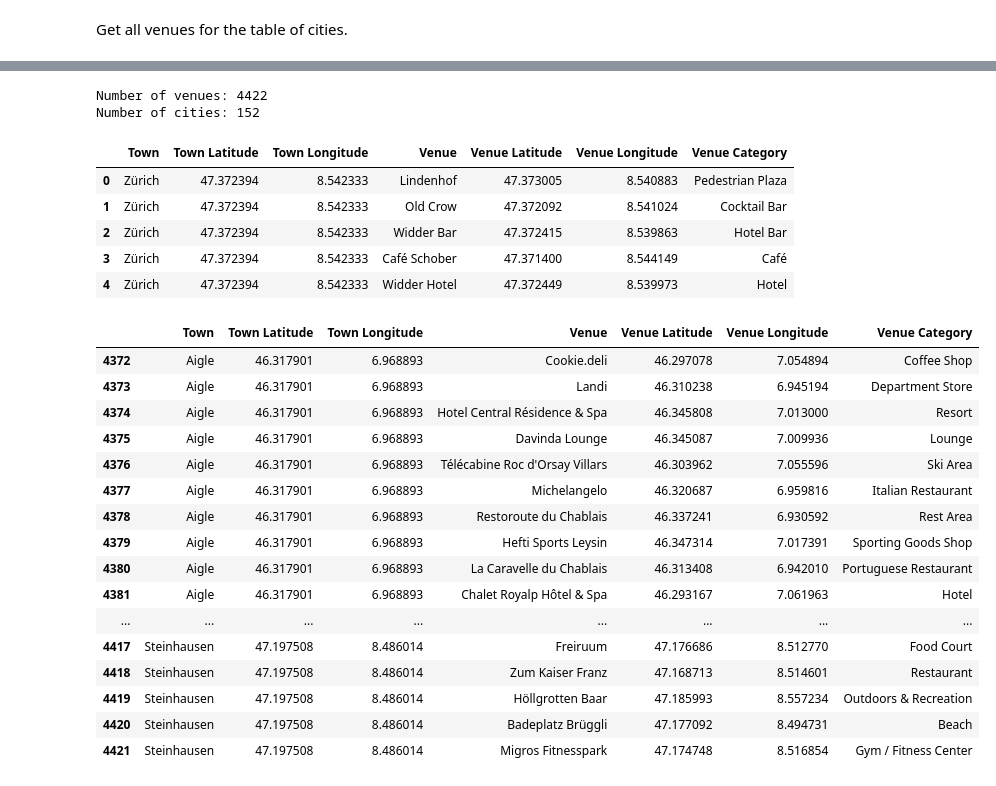
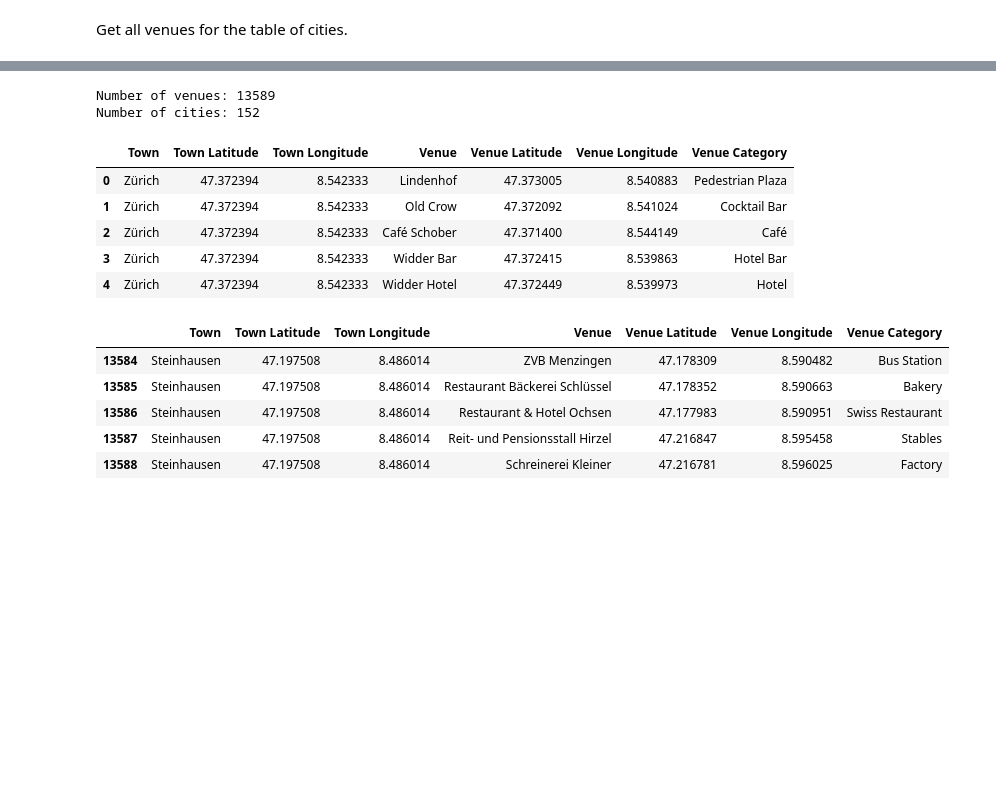
Before and after one commit to jodietrich/Coursera_Capstone, a Jupyter notebook: swiss_city_clustering.ipynb, the cells around one changed output, grey strips where cells are left out. Cells and saved outputs as stored; diff of their text form; code cells hidden in the pictures; blank space fills up the shorter version.

Commit message:
Get all venues from each city by using offset

```diff
--- a/swiss_city_clustering.ipynb
+++ b/swiss_city_clustering.ipynb
@@ -295,6 +348,6 @@ Zürich
 # %% [markdown]
 Get all venues for the table of cities.
 # %%
-venues = getNearbyVenues(cities['Town'], latitudes=cities['Latitude'], longitudes=cities['Longitude'], limit=100)
+venues = getNearbyVenues(cities['Town'], latitudes=cities['Latitude'], longitudes=cities['Longitude'])
 # %% [output]
 Zürich
@@ -323,32 +371,21 @@ Steinhausen
 # %%
 print('Number of venues: ' + str(len(venues.index)))
 print('Number of cities: ' + str(len(cities.index)))
 display(venues.head())
 # TODO check how many venues were found in the city with the least venues found
-display(venues.tail(100))
+display(venues.tail())
 # %% [output]
-Number of venues: 4422
+Number of venues: 13589
 Number of cities: 152
 |  | Town | Town Latitude | Town Longitude | Venue | Venue Latitude | Venue Longitude | Venue Category |
 | 0 | Zürich | 47.372394 | 8.542333 | Lindenhof | 47.373005 | 8.540883 | Pedestrian Plaza |
 | 1 | Zürich | 47.372394 | 8.542333 | Old Crow | 47.372092 | 8.541024 | Cocktail Bar |
-| 2 | Zürich | 47.372394 | 8.542333 | Widder Bar | 47.372415 | 8.539863 | Hotel Bar |
-| 3 | Zürich | 47.372394 | 8.542333 | Café Schober | 47.371400 | 8.544149 | Café |
+| 2 | Zürich | 47.372394 | 8.542333 | Café Schober | 47.371400 | 8.544149 | Café |
+| 3 | Zürich | 47.372394 | 8.542333 | Widder Bar | 47.372415 | 8.539863 | Hotel Bar |
 | 4 | Zürich | 47.372394 | 8.542333 | Widder Hotel | 47.372449 | 8.539973 | Hotel |
 |  | Town | Town Latitude | Town Longitude | Venue | Venue Latitude | Venue Longitude | Venue Category |
-| 4372 | Aigle | 46.317901 | 6.968893 | Cookie.deli | 46.297078 | 7.054894 | Coffee Shop |
-| 4373 | Aigle | 46.317901 | 6.968893 | Landi | 46.310238 | 6.945194 | Department Store |
-| 4374 | Aigle | 46.317901 | 6.968893 | Hotel Central Résidence & Spa | 46.345808 | 7.013000 | Resort |
-| 4375 | Aigle | 46.317901 | 6.968893 | Davinda Lounge | 46.345087 | 7.009936 | Lounge |
-| 4376 | Aigle | 46.317901 | 6.968893 | Télécabine Roc d'Orsay Villars | 46.303962 | 7.055596 | Ski Area |
-| 4377 | Aigle | 46.317901 | 6.968893 | Michelangelo | 46.320687 | 6.959816 | Italian Restaurant |
-| 4378 | Aigle | 46.317901 | 6.968893 | Restoroute du Chablais | 46.337241 | 6.930592 | Rest Area |
-| 4379 | Aigle | 46.317901 | 6.968893 | Hefti Sports Leysin | 46.347314 | 7.017391 | Sporting Goods Shop |
-| 4380 | Aigle | 46.317901 | 6.968893 | La Caravelle du Chablais | 46.313408 | 6.942010 | Portuguese Restaurant |
-| 4381 | Aigle | 46.317901 | 6.968893 | Chalet Royalp Hôtel & Spa | 46.293167 | 7.061963 | Hotel |
-| ... | ... | ... | ... | ... | ... | ... | ... |
-| 4417 | Steinhausen | 47.197508 | 8.486014 | Freiruum | 47.176686 | 8.512770 | Food Court |
-| 4418 | Steinhausen | 47.197508 | 8.486014 | Zum Kaiser Franz | 47.168713 | 8.514601 | Restaurant |
-| 4419 | Steinhausen | 47.197508 | 8.486014 | Höllgrotten Baar | 47.185993 | 8.557234 | Outdoors & Recreation |
-| 4420 | Steinhausen | 47.197508 | 8.486014 | Badeplatz Brüggli | 47.177092 | 8.494731 | Beach |
-| 4421 | Steinhausen | 47.197508 | 8.486014 | Migros Fitnesspark | 47.174748 | 8.516854 | Gym / Fitness Center |
+| 13584 | Steinhausen | 47.197508 | 8.486014 | ZVB Menzingen | 47.178309 | 8.590482 | Bus Station |
+| 13585 | Steinhausen | 47.197508 | 8.486014 | Restaurant Bäckerei Schlüssel | 47.178352 | 8.590663 | Bakery |
+| 13586 | Steinhausen | 47.197508 | 8.486014 | Restaurant & Hotel Ochsen | 47.177983 | 8.590951 | Swiss Restaurant |
+| 13587 | Steinhausen | 47.197508 | 8.486014 | Reit- und Pensionsstall Hirzel | 47.216847 | 8.595458 | Stables |
+| 13588 | Steinhausen | 47.197508 | 8.486014 | Schreinerei Kleiner | 47.216781 | 8.596025 | Factory |
```
Also changed, not shown: parts of 7 cells of this notebook.
